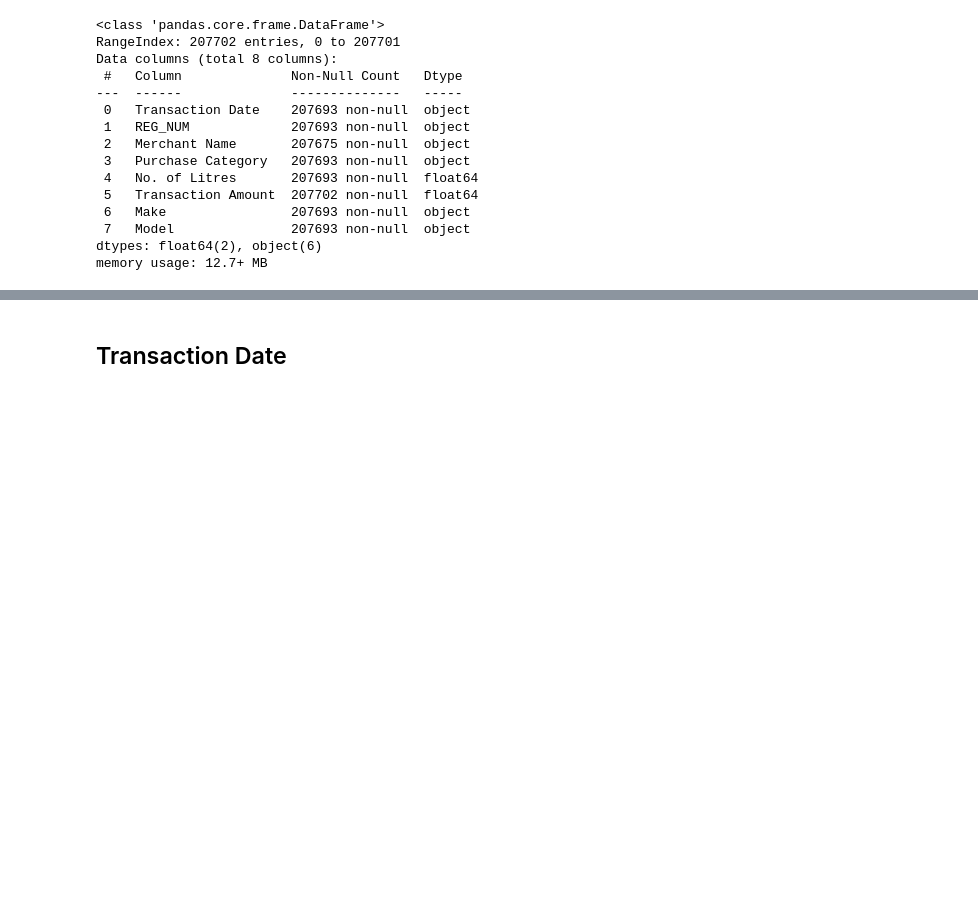
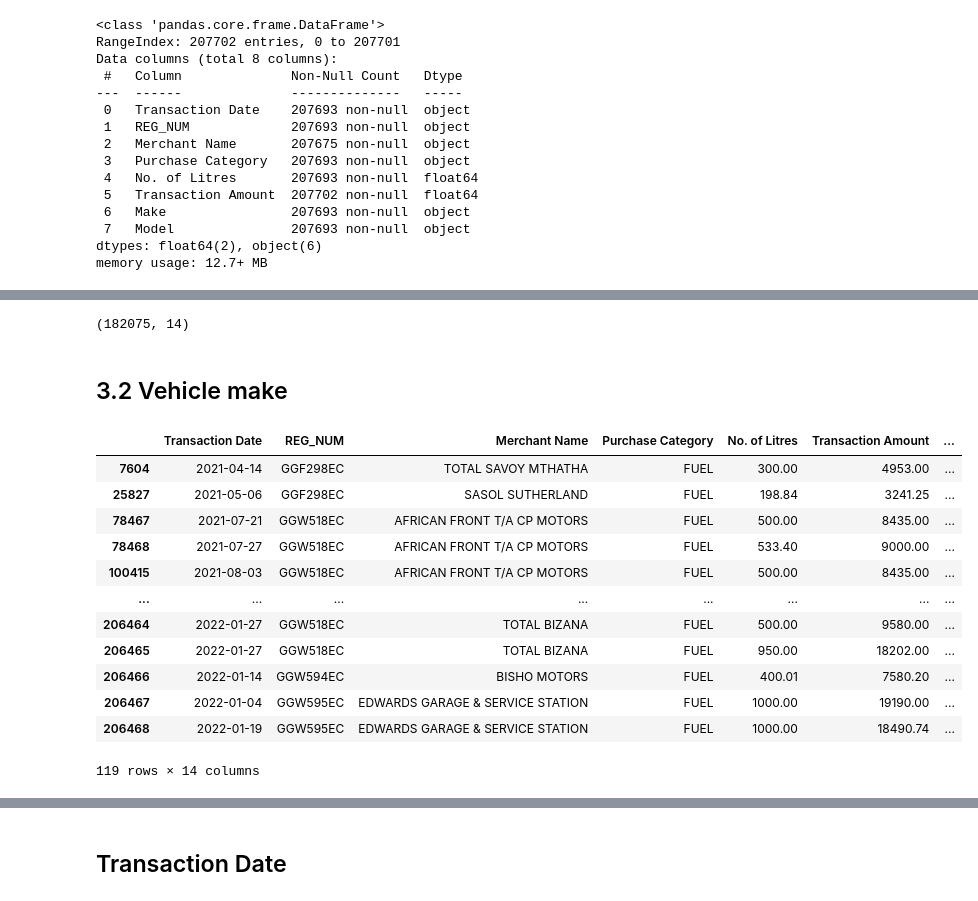
Before and after one commit to Jared-T/masters-dissertation, a Jupyter notebook: notebooks/Final_Data_Prep.ipynb, the cells around one changed output, grey strips where cells are left out. Drawn from its saved outputs; the diff is of its cells as text; code cells hidden in the pictures; blank space fills up the shorter version.

Commit message:
Added the data preparation

```diff
--- a/notebooks/Final_Data_Prep.ipynb
+++ b/notebooks/Final_Data_Prep.ipynb
@@ -42,0 +79,17 @@ memory usage: 12.7+ MB
+# %%
+cols = ['Site', 'District']
+
+# Reshaping the DataFrame for 'New' IDs
+new_regs = white_ems.melt(id_vars=cols,
+                  value_vars=['Reg No'],
+                  var_name='Type',
+                  value_name='Reg').drop(columns=['Type'])
+
+# Reshaping the DataFrame for 'Old' IDs
+old_regs = white_ems.melt(id_vars=cols,
+                  value_vars=['Old Reg'],
+                  var_name='Type',
+                  value_name='Reg').drop(columns=['Type'])
+
+# Concatenating the two DataFrames
+reshaped_white_ems = pd.concat([new_regs, old_regs]).sort_values(by='Reg').reset_index(drop=True)
@@ -42,0 +98,12 @@ memory usage: 12.7+ MB
+# %%
+raw_data = pd.merge(raw_trans, full_register, how='left', left_on='REG_NUM', right_on='Reg No')
+raw_data = raw_data.drop(columns=['Reg No'])
+# %%
+# left join df and white on REG_NUM and Reg No
+raw_data = pd.merge(raw_data, reshaped_white_ems, how='left', left_on='REG_NUM', right_on='Reg')
+
+# drop the Reg column
+raw_data = raw_data.drop(columns=['Reg'])
+
+# check for null values
+print(raw_data.isnull().sum())
@@ -42,0 +130,6 @@ memory usage: 12.7+ MB
+# %%
+# Remove all rows with null where the "MODEL DERIVATIVE" is null - vehicles under invstigation and not included in analysis
+clean_data = raw_data.dropna(subset=['MODEL DERIVATIVE'])
+
+# check for null values
+print(clean_data.isnull().sum())
@@ -42,0 +152,23 @@ memory usage: 12.7+ MB
+# %%
+clean_data.shape
+# %% [output]
+(182075, 14)
+# %% [markdown]
+## 3.2 Vehicle make
+# %%
+# Check which "VEHICLE MAKE" and "MODEL DERIVATIVE" are null
+clean_data[clean_data['VEHICLE MAKE'].isnull()]
+# %% [output]
+|  | Transaction Date | REG_NUM | Merchant Name | Purchase Category | No. of Litres | Transaction Amount | ... |
+| 7604 | 2021-04-14 | GGF298EC | TOTAL SAVOY MTHATHA | FUEL | 300.00 | 4953.00 | ... |
+| 25827 | 2021-05-06 | GGF298EC | SASOL SUTHERLAND | FUEL | 198.84 | 3241.25 | ... |
+| 78467 | 2021-07-21 | GGW518EC | AFRICAN FRONT T/A CP MOTORS | FUEL | 500.00 | 8435.00 | ... |
+| 78468 | 2021-07-27 | GGW518EC | AFRICAN FRONT T/A CP MOTORS | FUEL | 533.40 | 9000.00 | ... |
+| 100415 | 2021-08-03 | GGW518EC | AFRICAN FRONT T/A CP MOTORS | FUEL | 500.00 | 8435.00 | ... |
+| ... | ... | ... | ... | ... | ... | ... | ... |
+| 206464 | 2022-01-27 | GGW518EC | TOTAL BIZANA | FUEL | 500.00 | 9580.00 | ... |
+| 206465 | 2022-01-27 | GGW518EC | TOTAL BIZANA | FUEL | 950.00 | 18202.00 | ... |
+| 206466 | 2022-01-14 | GGW594EC | BISHO MOTORS | FUEL | 400.01 | 7580.20 | ... |
+| 206467 | 2022-01-04 | GGW595EC | EDWARDS GARAGE & SERVICE STATION | FUEL | 1000.00 | 19190.00 | ... |
+| 206468 | 2022-01-19 | GGW595EC | EDWARDS GARAGE & SERVICE STATION | FUEL | 1000.00 | 18490.74 | ... |
+119 rows × 14 columns
```
Also changed, not shown: parts of 60 cells of this notebook, 1 other file.
